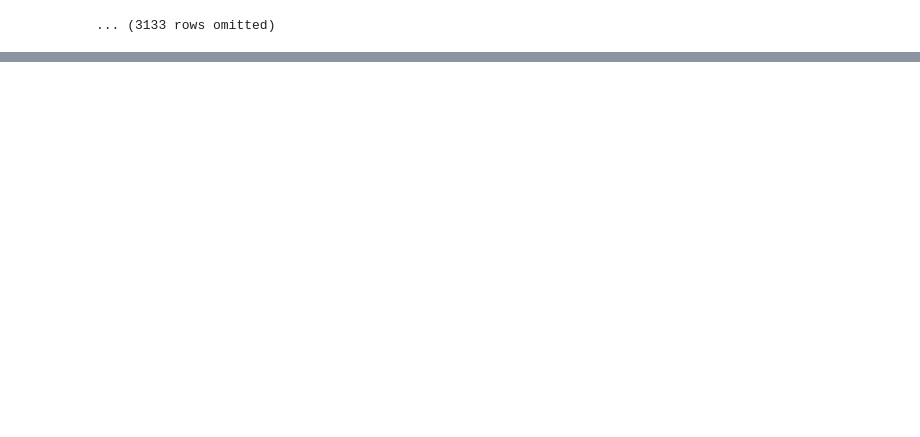
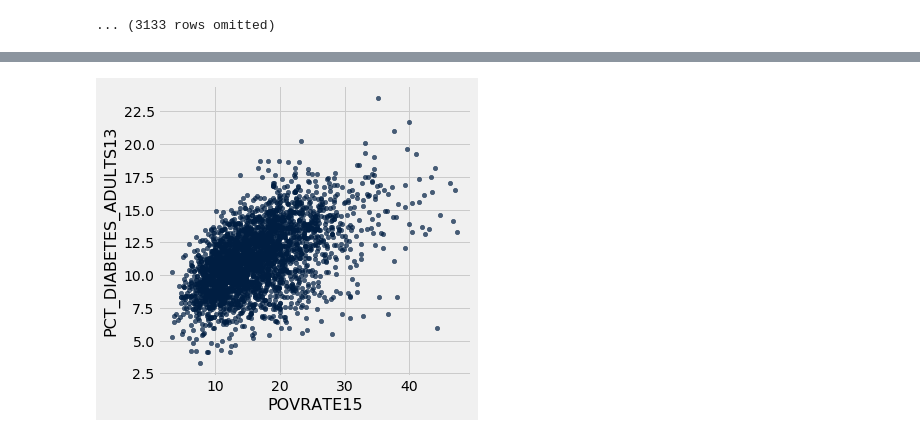
Before and after one commit to omkarshanbhag/health_socioeconomic_data_exploration, a Jupyter notebook: health_socio.ipynb, the cells around one changed output, grey strips where cells are left out. Saved outputs shown, nothing was run; the diff lists cells and outputs as text; code cells hidden in the pictures; blank space fills up the shorter version.

```diff
--- a/health_socio.ipynb
+++ b/health_socio.ipynb
@@ -42,0 +44,5 @@ counties_socioeconomic
+# %%
+#Imported dataset of Socioeconomic statistics of all counites in the US.
+#Contains things like the Ethnic Demographics per county and the Poverty Rates per county as well as whether each county is categorized as a Persistantly Poverty Stricken county
+counties_socio = Table.read_table("Counties_Socioeconomic.csv")
+counties_socio
@@ -42,0 +66,10 @@ counties_socioeconomic
+# %%
+#Both datasets above contain information for all counties.
+#This table created below joins both of them together to create a comprehensive dataset
+counties_socio_health = counties_socio.join('FIPS', counties_health)
+counties_socio_health = counties_socio_health.drop('State_2', 'County_2')
+# %%
+#Scatterplot of Poverty Rate per county vs Percentage of Diabetic Adults per county
+counties_socio_health.scatter('POVRATE15', 'PCT_DIABETES_ADULTS13')
+# %% [output]
+[figure, added]
```
Also changed, not shown: parts of 45 cells of this notebook, 1 other file.
